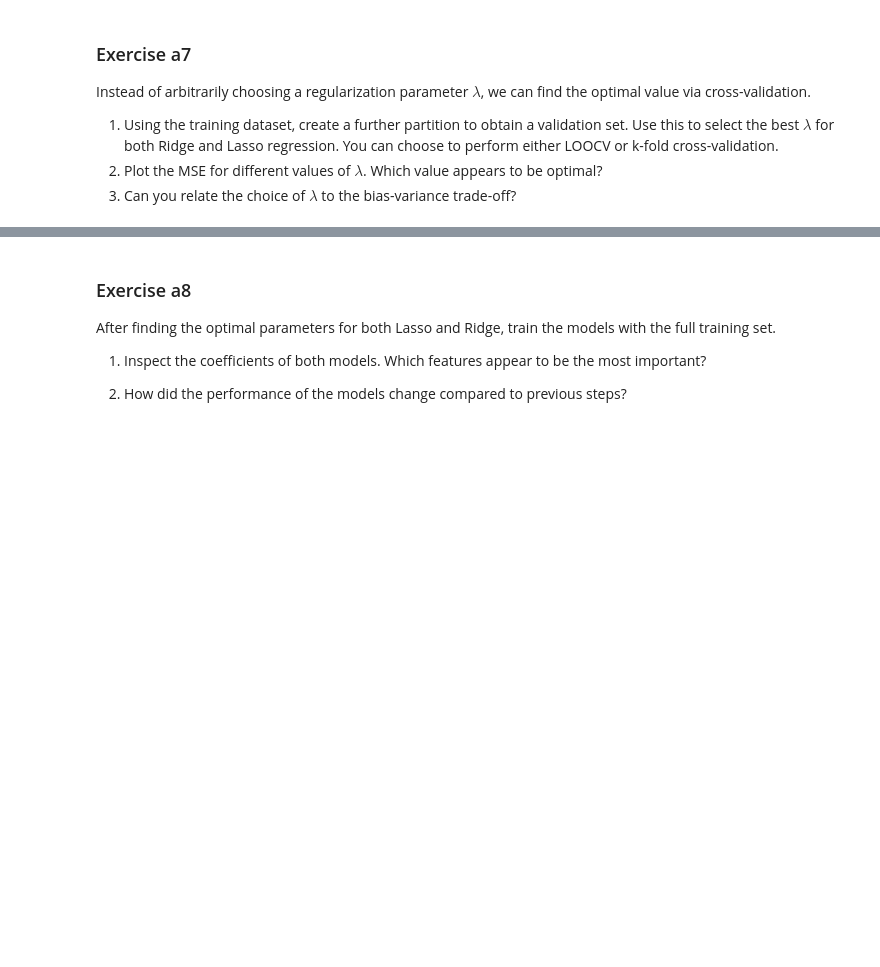
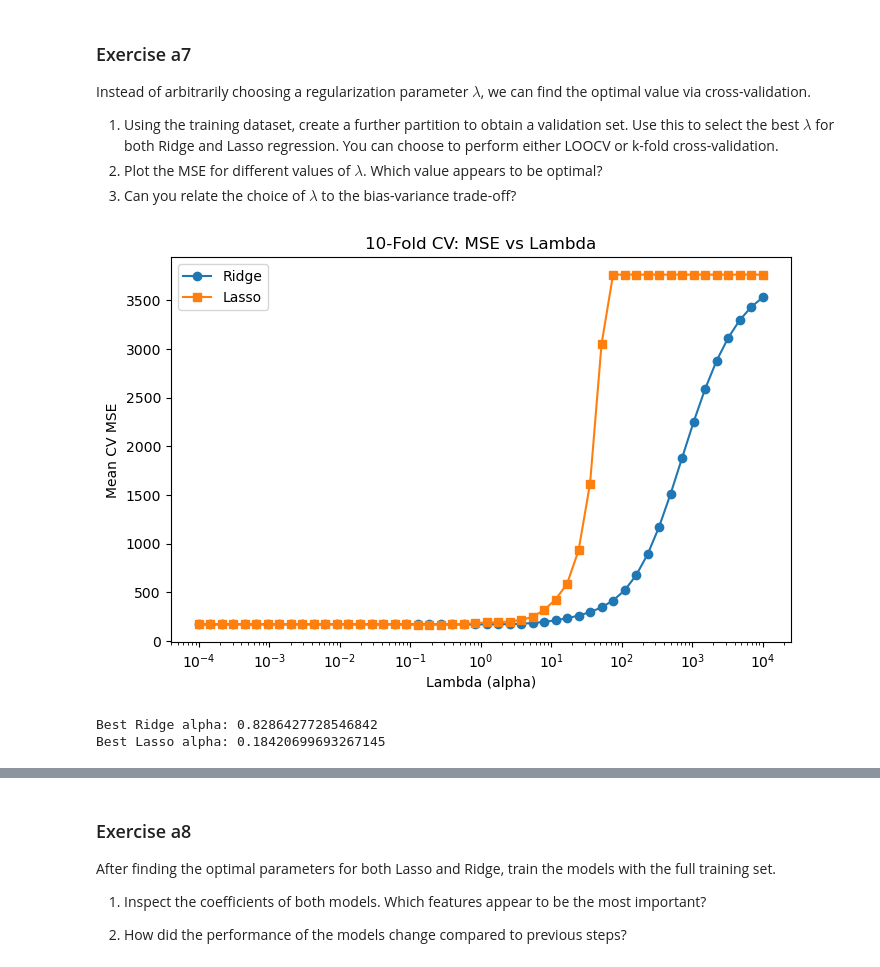
Before and after one commit to Simon-Simonsen/ML_Exercises, a Jupyter notebook: week3-cross-validation/Exercises_CrossValidation_Ex.ipynb, the cells around one changed output, grey strips where cells are left out. Cells and saved outputs as stored; diff of their text form; code cells hidden in the pictures; blank space fills up the shorter version.

```diff
--- a/week3-cross-validation/Exercises_CrossValidation_Ex.ipynb
+++ b/week3-cross-validation/Exercises_CrossValidation_Ex.ipynb
@@ -450,4 +521,76 @@ Instead of arbitrarily choosing a regularization parameter $\lambda$, we can fin
 3. Plot the MSE for different values of $\lambda$. Which value appears to be optimal?
 4. Can you relate the choice of $\lambda$ to the bias-variance trade-off?
 # %%
-# Your solution here..
+
+
+# Load and preprocess
+data = pd.read_csv("calories.csv")
+data = pd.get_dummies(data, columns=["Sex"], dtype=int)
+data.drop("id", axis=1)
+
+# Define features and target
+features = data.drop("Calories", axis=1)
+target = data["Calories"]
+
+# Split into training and test set
+X_train, X_test, y_train, y_test = train_test_split(features, target, test_size=0.25, random_state=42)
+
+# Candidate lambdas
+lambdas = np.logspace(-4,4,50)
+
+# K-Fold
+kf = KFold(n_splits=10, shuffle=True, random_state=42)
+scaler = StandardScaler()
+
+mses_lam_ridge = []
+mses_lam_lasso = []
+
+for l in lambdas:
+    ridge_model = Ridge(alpha=l)
+    lasso_model = Lasso(alpha=l, max_iter=10000)
+
+    mses_fold_ridge = []
+    mses_fold_lasso = []
+
+    for train_index, val_index in kf.split(X_train):
+        X_tr, X_val = X_train.iloc[train_index], X_train.iloc[val_index]
+        y_tr, y_val = y_train.iloc[train_index], y_train.iloc[val_index]
+
+        # Scale features
+        X_tr_scaled = scaler.fit_transform(X_tr)
+        X_val_scaled = scaler.transform(X_val)
+
+        # Ridge
+        ridge_model.fit(X_tr_scaled, y_tr)
+        y_pred_ridge = ridge_model.predict(X_val_scaled)
+        mses_fold_ridge.append(mean_squared_error(y_val, y_pred_ridge))
+
+        # Lasso
+        lasso_model.fit(X_tr_scaled, y_tr)
+        y_pred_lasso = lasso_model.predict(X_val_scaled)
+        mses_fold_lasso.append(mean_squared_error(y_val, y_pred_lasso))
+
+    # Average MSE across folds
+    mses_lam_ridge.append(np.mean(mses_fold_ridge))
+    mses_lam_lasso.append(np.mean(mses_fold_lasso))
+
+# Plot MSE vs lambda
+plt.figure(figsize=(8,5))
+plt.plot(lambdas, mses_lam_ridge, marker="o", label="Ridge")
+plt.plot(lambdas, mses_lam_lasso, marker="s", label="Lasso")
+plt.xscale("log")
+plt.xlabel("Lambda (alpha)")
+plt.ylabel("Mean CV MSE")
+plt.title("10-Fold CV: MSE vs Lambda")
+plt.legend()
+plt.show()
+
+# Optimal lambdas
+best_ridge = lambdas[np.argmin(mses_lam_ridge)]
+best_lasso = lambdas[np.argmin(mses_lam_lasso)]
+print("Best Ridge alpha:", best_ridge)
+print("Best Lasso alpha:", best_lasso)
+# %% [output]
+[figure, added]
+Best Ridge alpha: 0.8286427728546842
+Best Lasso alpha: 0.18420699693267145
```
Also changed, not shown: parts of 10 cells of this notebook, 2 other files.
